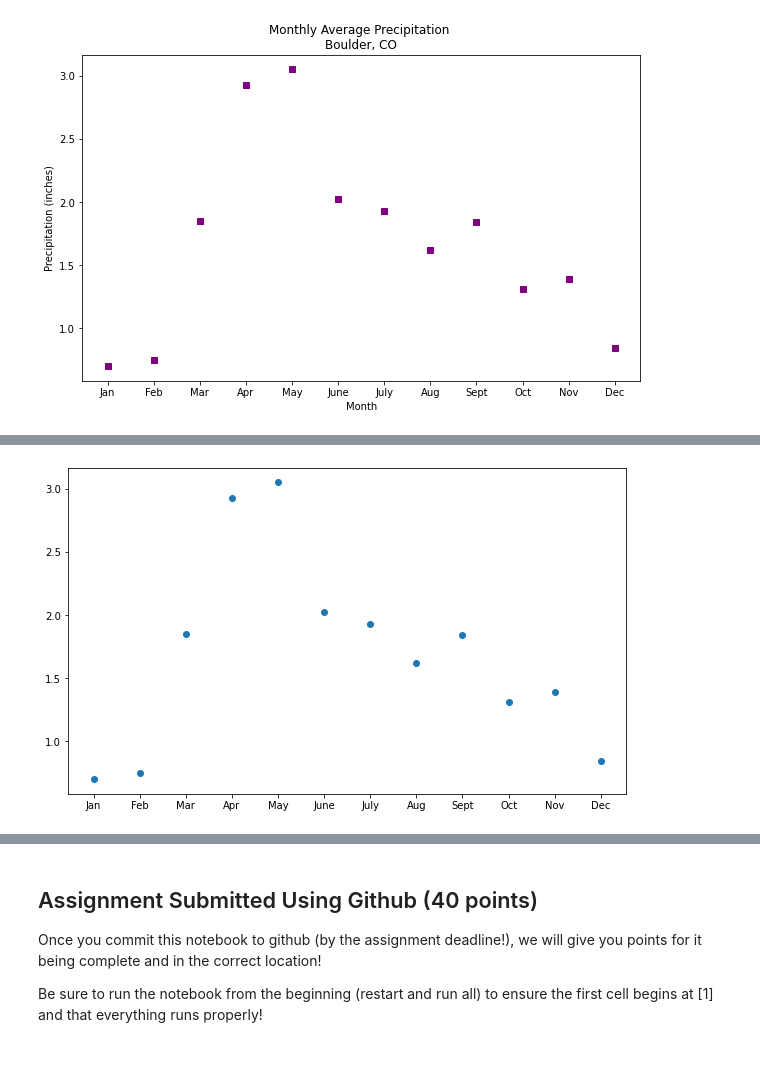
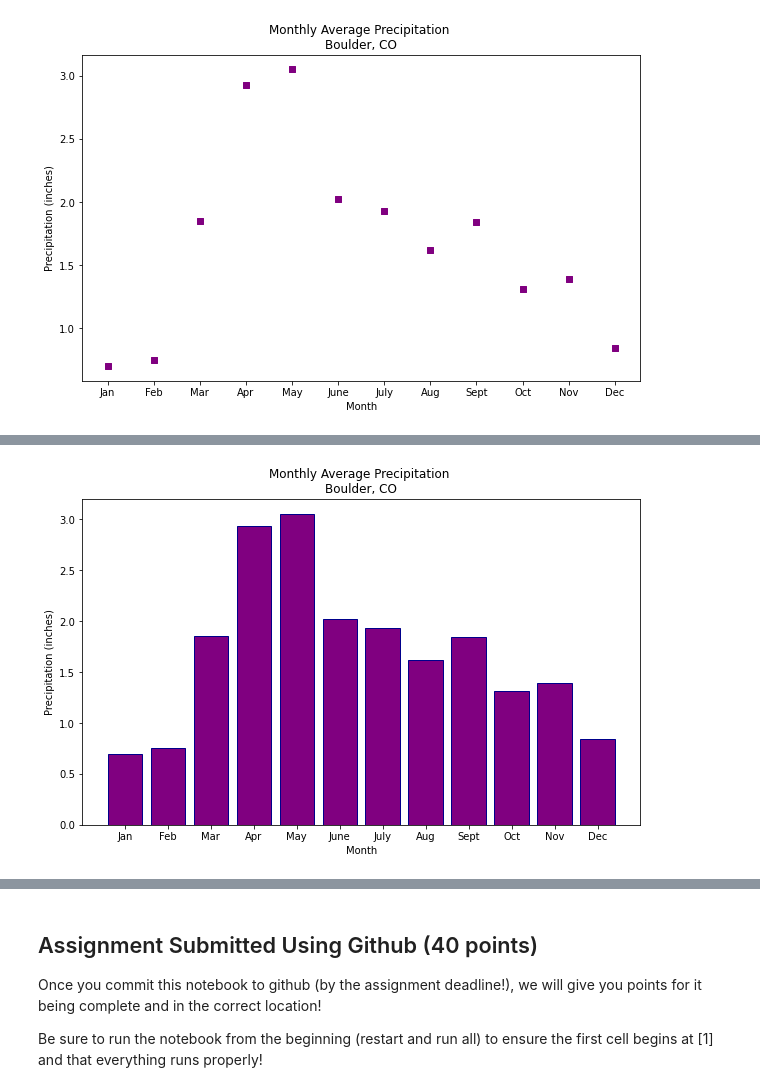
Before and after one commit to bri33/bootcamp-2020-03-github-template, a Jupyter notebook: bootcamp-03-github.ipynb, the cells around one changed output, grey strips where cells are left out. Saved outputs shown, nothing was run; the diff lists cells and outputs as text; code cells hidden in the pictures; blank space fills up the shorter version.

```diff
--- a/bootcamp-03-github.ipynb
+++ b/bootcamp-03-github.ipynb
@@ -208,18 +207,24 @@ HINT: If you aren't sure how to do this be sure to check the <a href="http://loc
 # %%
 # Modify the code below as instructed above
 # Define plot space
 fig, ax = plt.subplots(figsize=(10, 6))
 
 # Create bar plot
-ax.scatter(months, boulder_monthly_precip)
+ax.bar(months, boulder_monthly_precip, color="purple",
+       edgecolor = 'darkblue')
 
+# Setting labels
+ax.set(title = "Monthly Average Precipitation \nBoulder, CO",
+       xlabel = "Month",
+       ylabel = "Precipitation (inches)")
+
+# Reveal plot
 plt.show()
-
 
 ### DO NOT MODIFY LINE BELOW###
 plot_2_check = PlotTester(ax)
 # %% [output]
-[figure, old version]
+[figure, new version]
 # %%
 # DO NOT MODIFY THIS CELL
 # %% [markdown]
```
Also changed, not shown: parts of 1 cell of this notebook.
